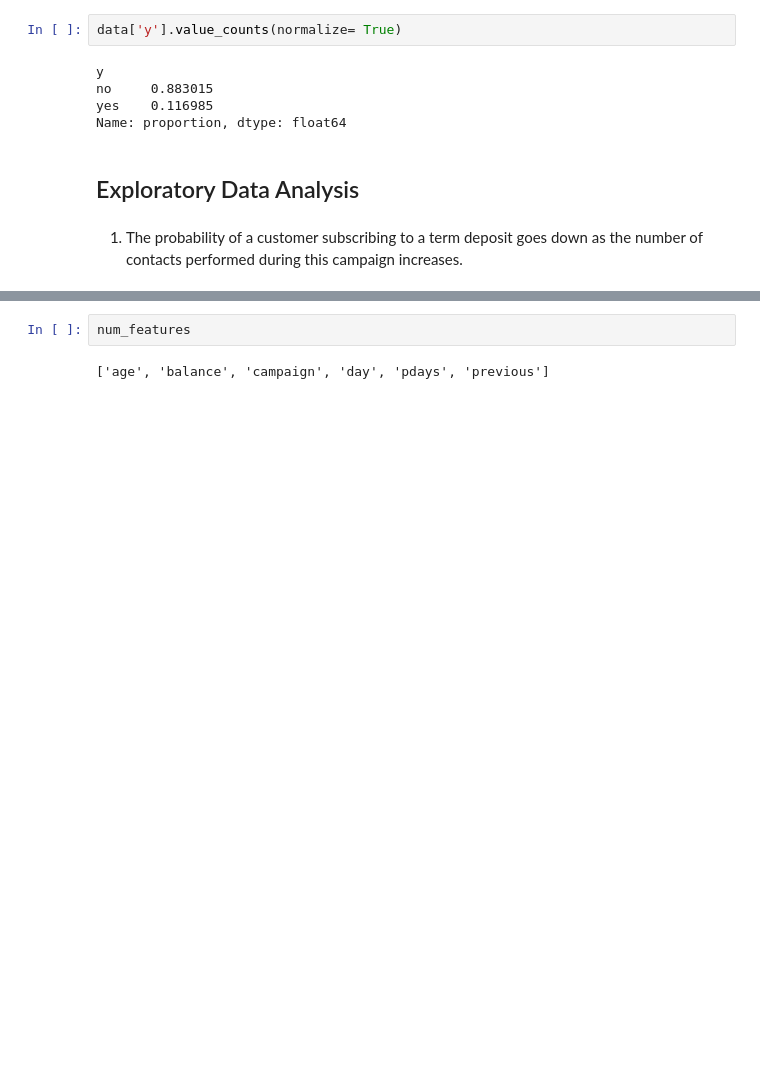
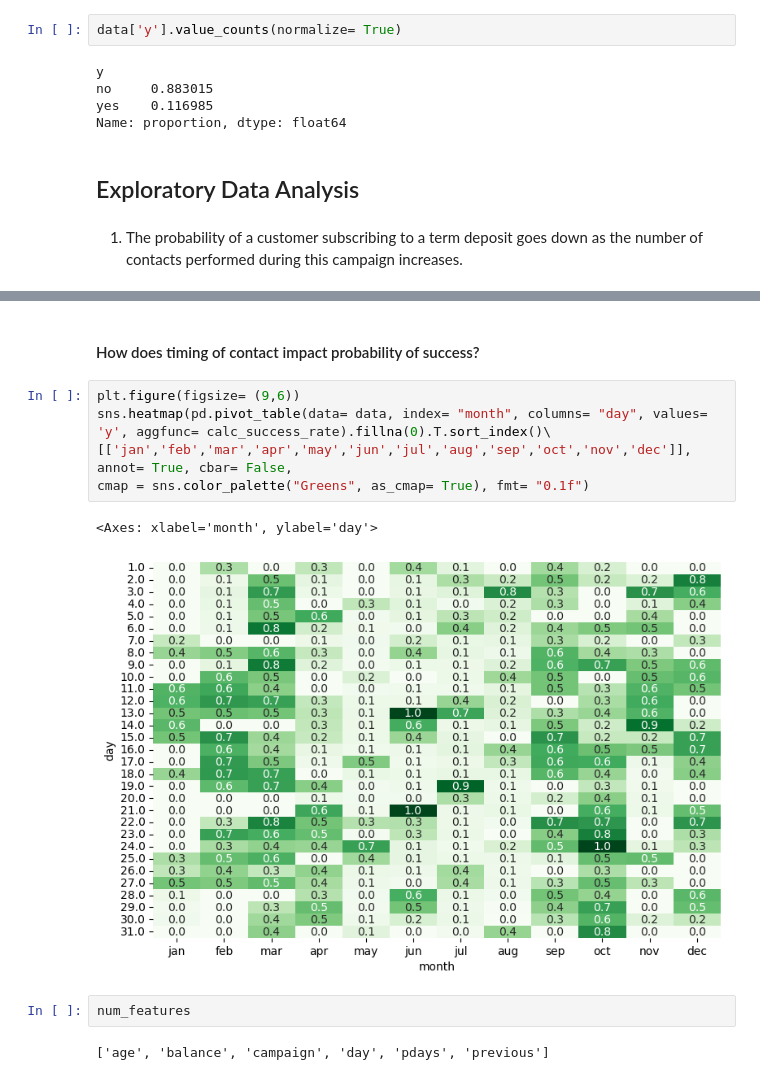
Before and after one commit to garimasc/bank_marketing, a Jupyter notebook: evaluate_classification.ipynb, the cells around one changed output, grey strips where cells are left out. Saved outputs shown, nothing was run; the diff lists cells and outputs as text; blank space fills up the shorter version.

```diff
--- a/evaluate_classification.ipynb
+++ b/evaluate_classification.ipynb
@@ -119,3 +100,13 @@ Name: y, dtype: float64
+# %% [markdown]
+#### How does timing of contact impact probability of success?
+# %%
+plt.figure(figsize= (9,6))
+sns.heatmap(pd.pivot_table(data= data, index= "month", columns= "day", values= 'y', aggfunc= calc_success_rate).fillna(0).T.sort_index()\
+[['jan','feb','mar','apr','may','jun','jul','aug','sep','oct','nov','dec']], annot= True, cbar= False,
+cmap = sns.color_palette("Greens", as_cmap= True), fmt= "0.1f")
+# %% [output]
+<Axes: xlabel='month', ylabel='day'>
+[figure, added]
 # %%
 num_features
 # %% [output]
```
Also changed, not shown: parts of 10 cells of this notebook, 7 other files.
